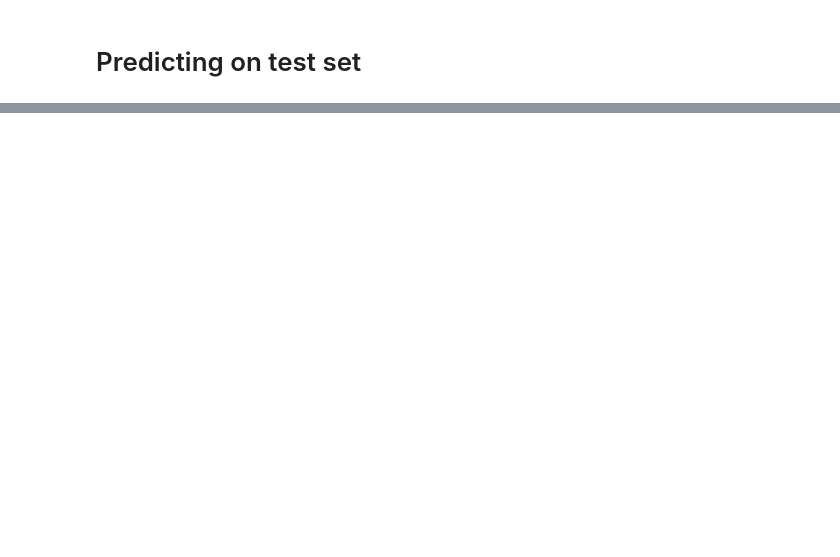
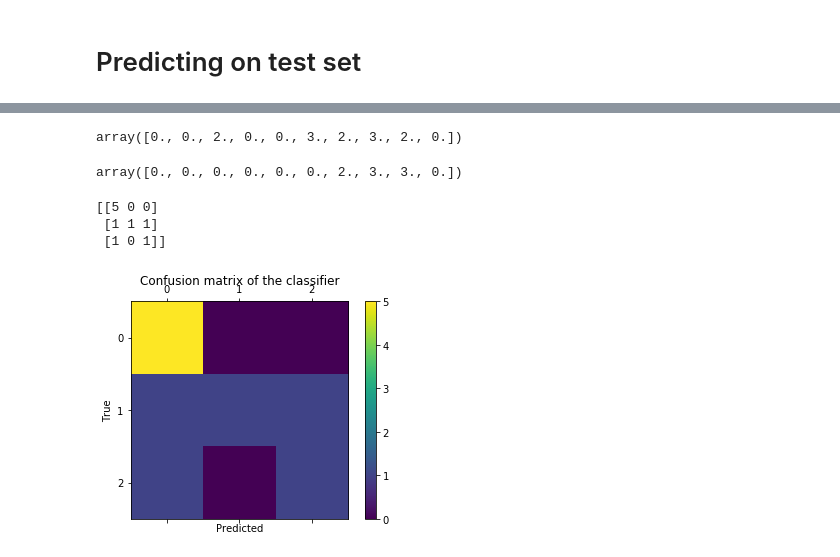
Before and after one commit to UNCG-CSE/Poststorm_Imagery, a Jupyter notebook: src/python/psic/stats/tagging_stats/cnn_impact.ipynb, the cells around one changed output, grey strips where cells are left out. Cells and saved outputs as stored; diff of their text form; code cells hidden in the pictures; blank space fills up the shorter version.

Commit message:
added confusuion matrix

```diff
--- a/src/python/psic/stats/tagging_stats/cnn_impact.ipynb
+++ b/src/python/psic/stats/tagging_stats/cnn_impact.ipynb
@@ -196,0 +234,34 @@ predictions
+# %%
+index_predictions = np.array([])
+for i in predictions:
+    index_predictions = np.append(index_predictions,np.argmax(i))
+index_predictions
+# %% [output]
+array([0., 0., 2., 0., 0., 3., 2., 3., 2., 0.])
+# %%
+index_test_labels = np.array([])
+for i in test_labels:
+    index_test_labels = np.append(index_test_labels,np.argmax(i))
+index_test_labels
+# %% [output]
+array([0., 0., 0., 0., 0., 0., 2., 3., 3., 0.])
+# %%
+labels = IMPACT_CLASSES
+
+cm = confusion_matrix(index_predictions,index_test_labels)
+print(cm)
+fig = plt.figure()
+ax = fig.add_subplot(111)
+cax = ax.matshow(cm)
+plt.title('Confusion matrix of the classifier')
+fig.colorbar(cax)
+ax.set_xticklabels([''] + labels)
+ax.set_yticklabels([''] + labels)
+plt.xlabel('Predicted')
+plt.ylabel('True')
+plt.show()
+# %% [output]
+[[5 0 0]
+ [1 1 1]
+ [1 0 1]]
+[figure, added]
```
Also changed, not shown: parts of 5 cells of this notebook.
